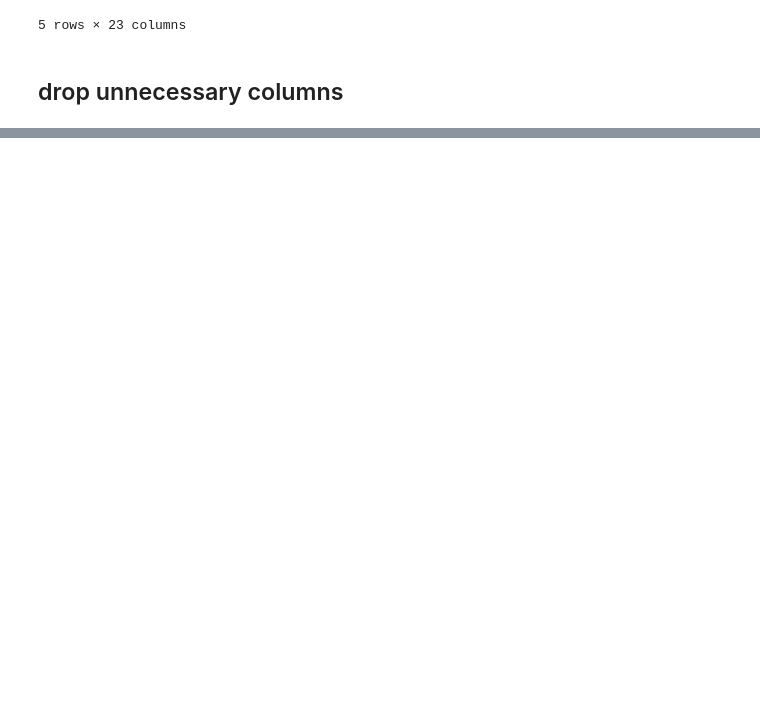
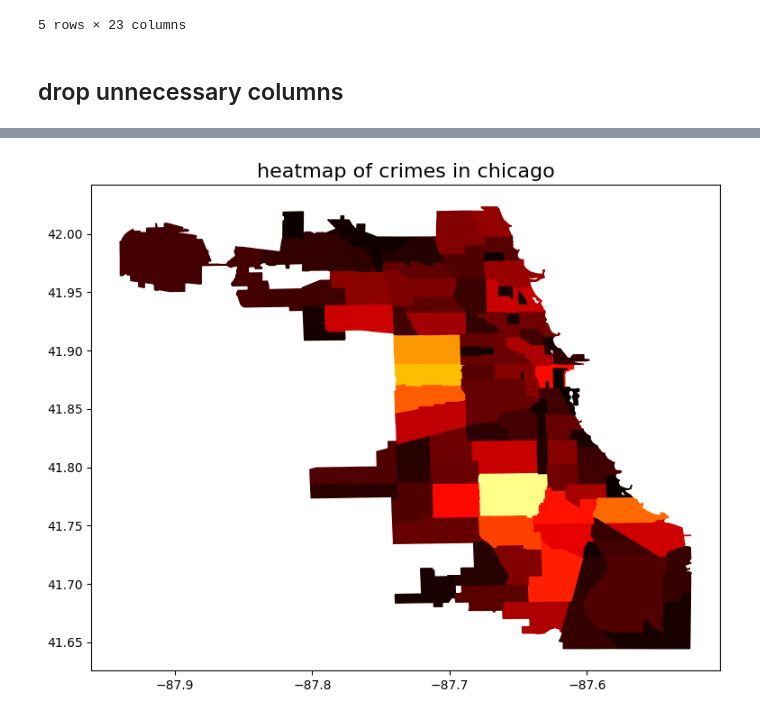
Before and after one commit to Elilgo324/chicago-crimes-exploration, a Jupyter notebook: main.ipynb, the cells around one changed output, grey strips where cells are left out. Drawn from its saved outputs; the diff is of its cells as text; code cells hidden in the pictures; blank space fills up the shorter version.

```diff
--- a/main.ipynb
+++ b/main.ipynb
@@ -76,0 +155,17 @@ clean_sample.head()
+# %%
+minima = min(neighborhoods_crimes_count.values())
+maxima = max(neighborhoods_crimes_count.values())
+
+normalize = colors.Normalize(vmin=min(neighborhoods_crimes_count.values()),
+                             vmax=max(neighborhoods_crimes_count.values()))
+cmap = plt.cm.get_cmap('hot')
+# %%
+plt.figure(figsize=(9,7))
+plt.title('heatmap of crimes in chicago', fontsize=fontsize)
+
+for neighborhood in neighborhoods:
+    name, polygon = neighborhood
+    x,y = polygon.exterior.xy
+    plt.fill(x,y, color=cmap(normalize(neighborhoods_crimes_count[name])))
+# %% [output]
+[figure, added]
```
Also changed, not shown: parts of 18 cells of this notebook, 3 other files.
